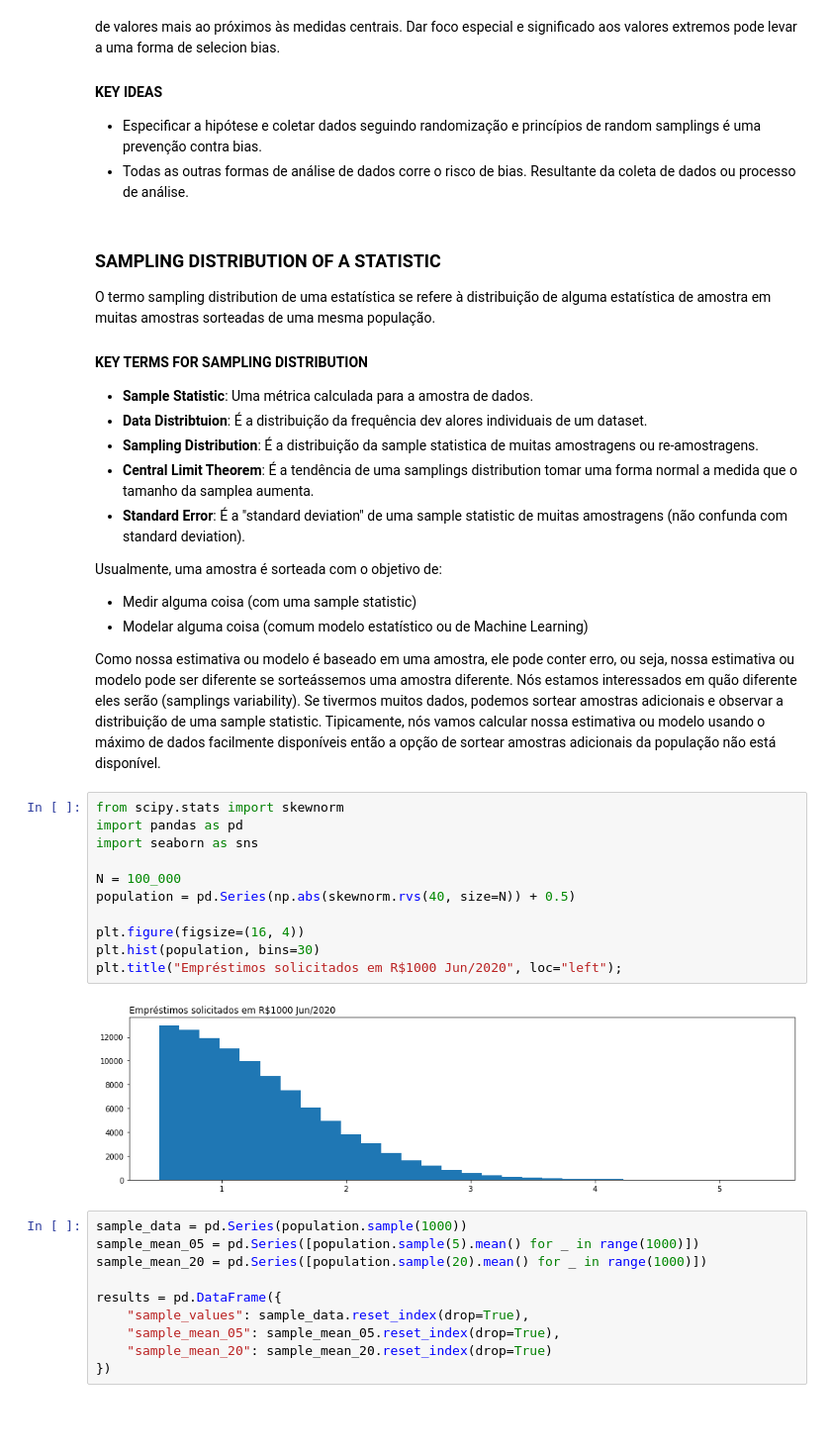
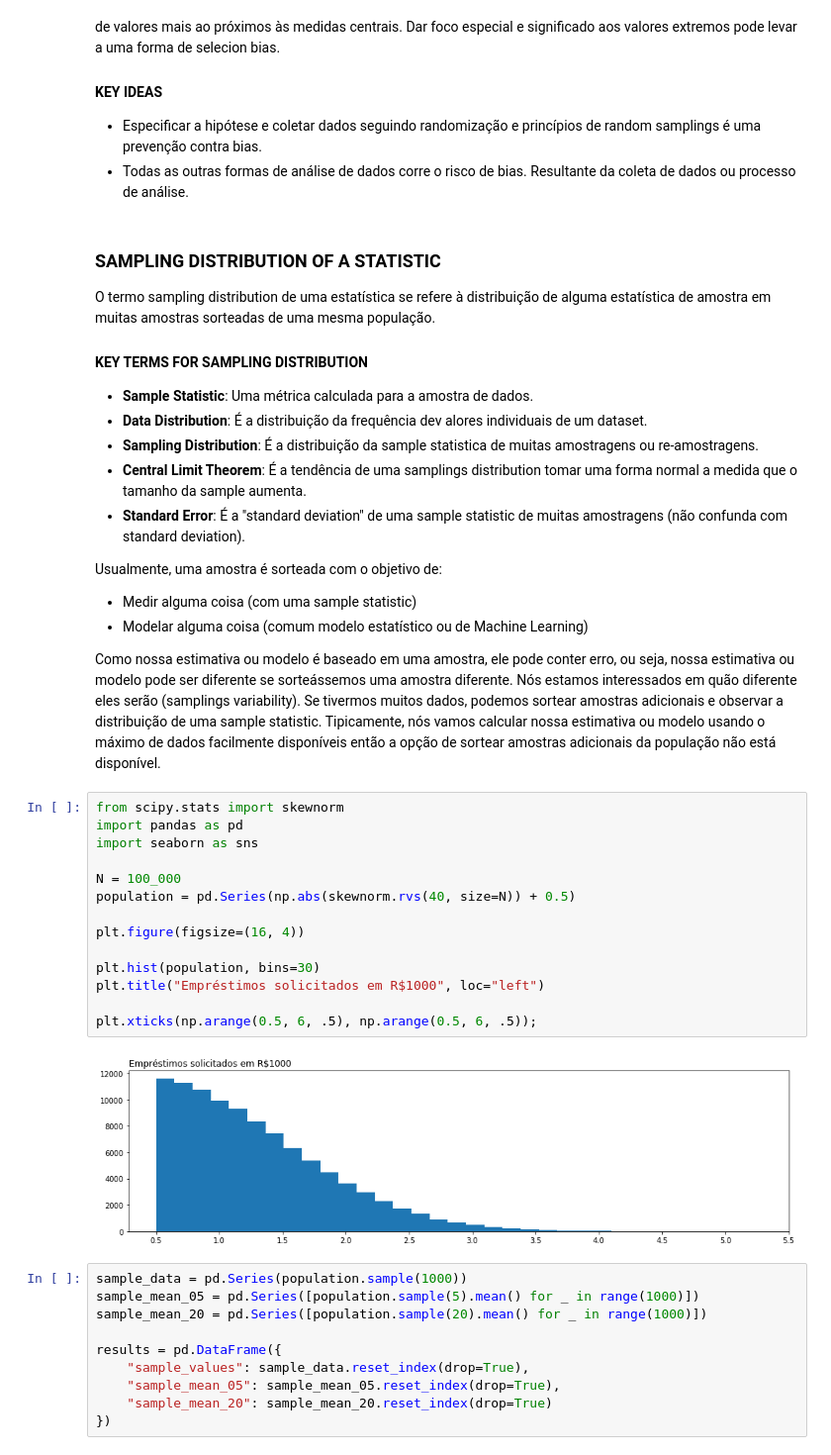
Before and after one commit to hoadcoder/SundayLearning, a Jupyter notebook: notebooks/content/15_sampling.ipynb, the cells around one changed output. Shown at 99% size. Cells and saved outputs as stored; diff of their text form; blank space fills up the shorter version.

```diff
--- a/notebooks/content/15_sampling.ipynb
+++ b/notebooks/content/15_sampling.ipynb
@@ -101,9 +103,9 @@ O termo sampling distribution de uma estatística se refere à distribuição de
 
 #### KEY TERMS FOR SAMPLING DISTRIBUTION
 - **Sample Statistic**: Uma métrica calculada para a amostra de dados.
-- **Data Distribtuion**: É a distribuição da frequência dev alores individuais de um dataset.
+- **Data Distribution**: É a distribuição da frequência dev alores individuais de um dataset.
 - **Sampling Distribution**: É a distribuição da sample statistica de muitas amostragens ou re-amostragens.
-- **Central Limit Theorem**: É a tendência de uma samplings distribution tomar uma forma normal a medida que o tamanho da samplea aumenta.
+- **Central Limit Theorem**: É a tendência de uma samplings distribution tomar uma forma normal a medida que o tamanho da sample aumenta.
 - **Standard Error**: É a "standard deviation" de uma sample statistic de muitas amostragens (não confunda com standard deviation).
 
 Usualmente, uma amostra é sorteada com o objetivo de:
@@ -115,16 +117,19 @@ Como nossa estimativa ou modelo é baseado em uma amostra, ele pode conter erro,
 # %%
 from scipy.stats import skewnorm
 import pandas as pd
 import seaborn as sns
 
 N = 100_000
 population = pd.Series(np.abs(skewnorm.rvs(40, size=N)) + 0.5)
 
 plt.figure(figsize=(16, 4))
+
 plt.hist(population, bins=30)
-plt.title("Empréstimos solicitados em R$1000 Jun/2020", loc="left");
+plt.title("Empréstimos solicitados em R$1000", loc="left")
+
+plt.xticks(np.arange(0.5, 6, .5), np.arange(0.5, 6, .5));
 # %% [output]
-[figure, old version]
+[figure, new version]
 # %%
 sample_data = pd.Series(population.sample(1000))
 sample_mean_05 = pd.Series([population.sample(5).mean() for _ in range(1000)])
```
Also changed, not shown: parts of 7 cells of this notebook, 1 other file.
